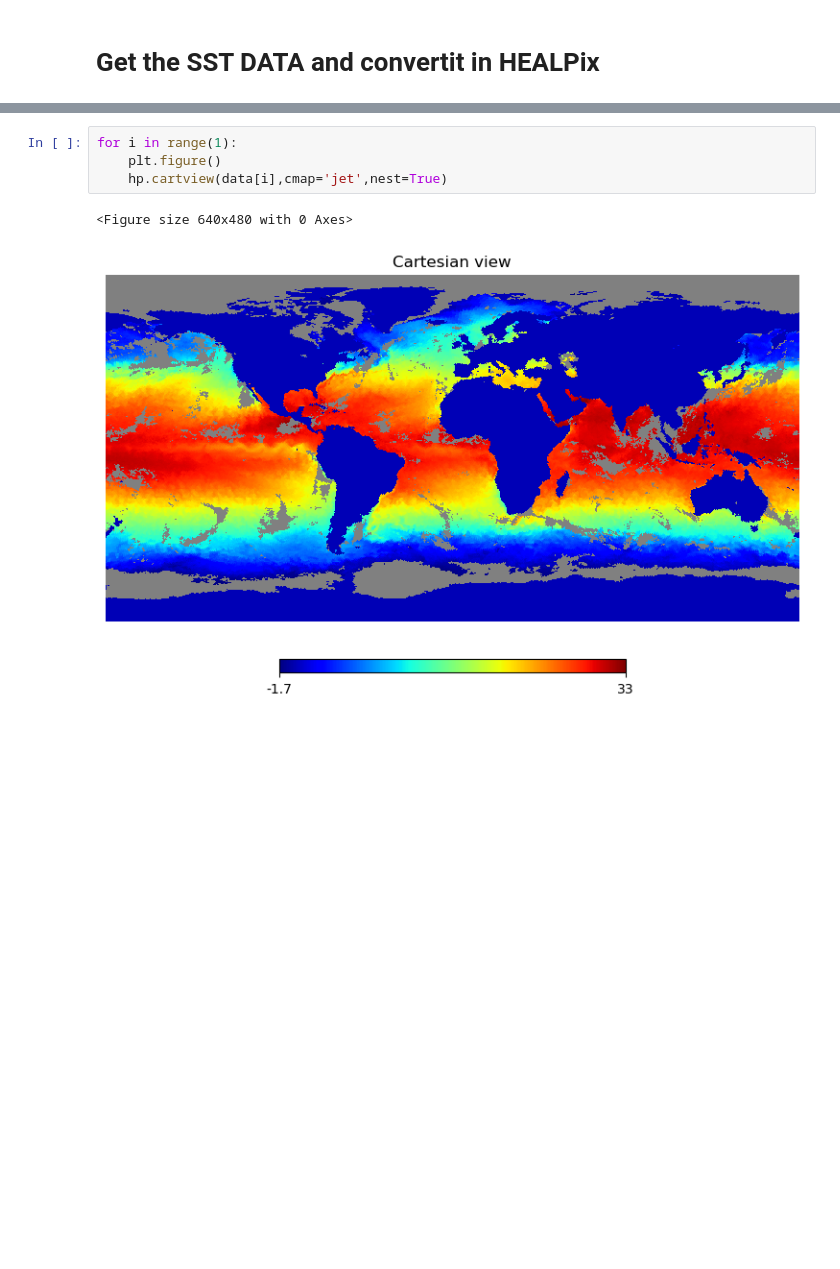
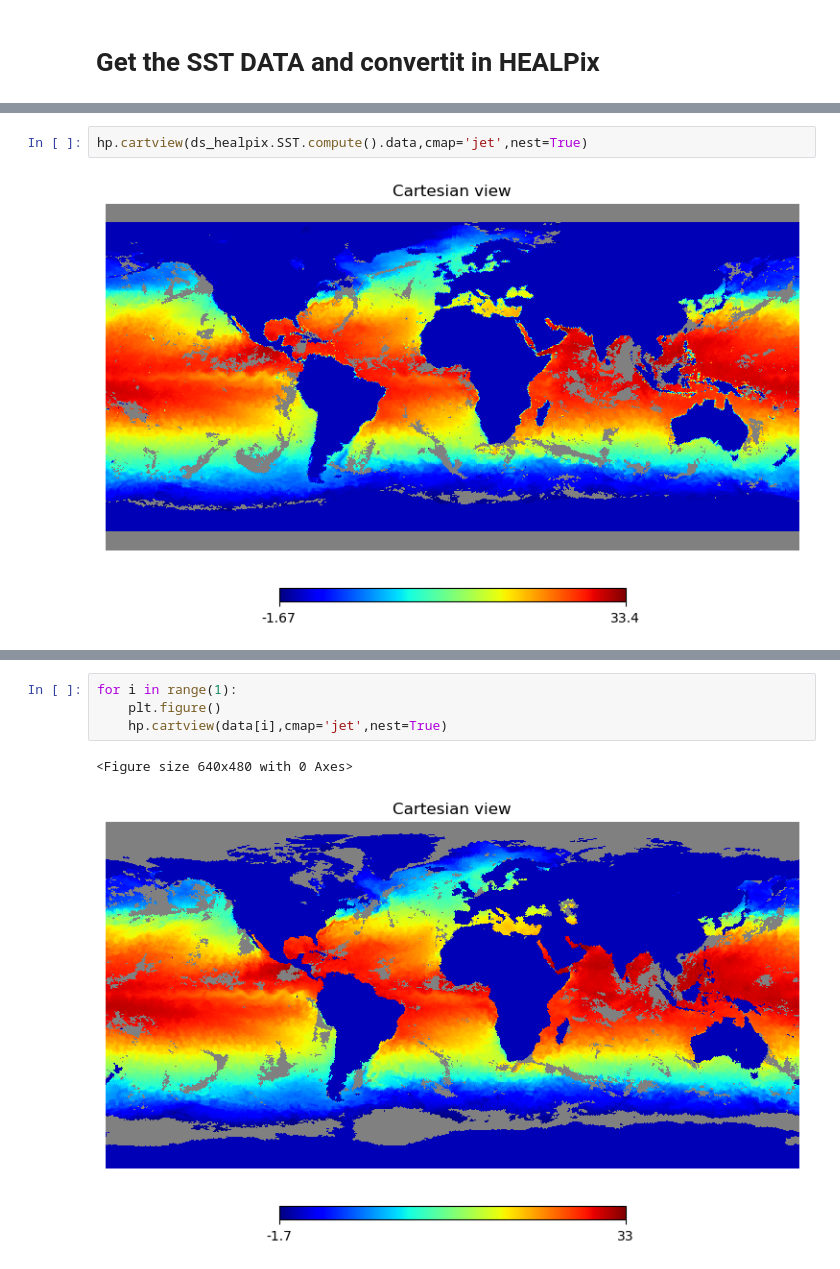
Before and after one commit to pangeo-data/pangeo-igarss2024, a Jupyter notebook: docs/SST_AI.ipynb, the cells around one changed output, grey strips where cells are left out. Cells and saved outputs as stored; diff of their text form; blank space fills up the shorter version.

```diff
--- a/docs/SST_AI.ipynb
+++ b/docs/SST_AI.ipynb
@@ -156,0 +391,4 @@ for k in range(6):
+# %%
+hp.cartview(ds_healpix.SST.compute().data,cmap='jet',nest=True)
+# %% [output]
+[figure, added]
```
Also changed, not shown: parts of 21 cells of this notebook.
